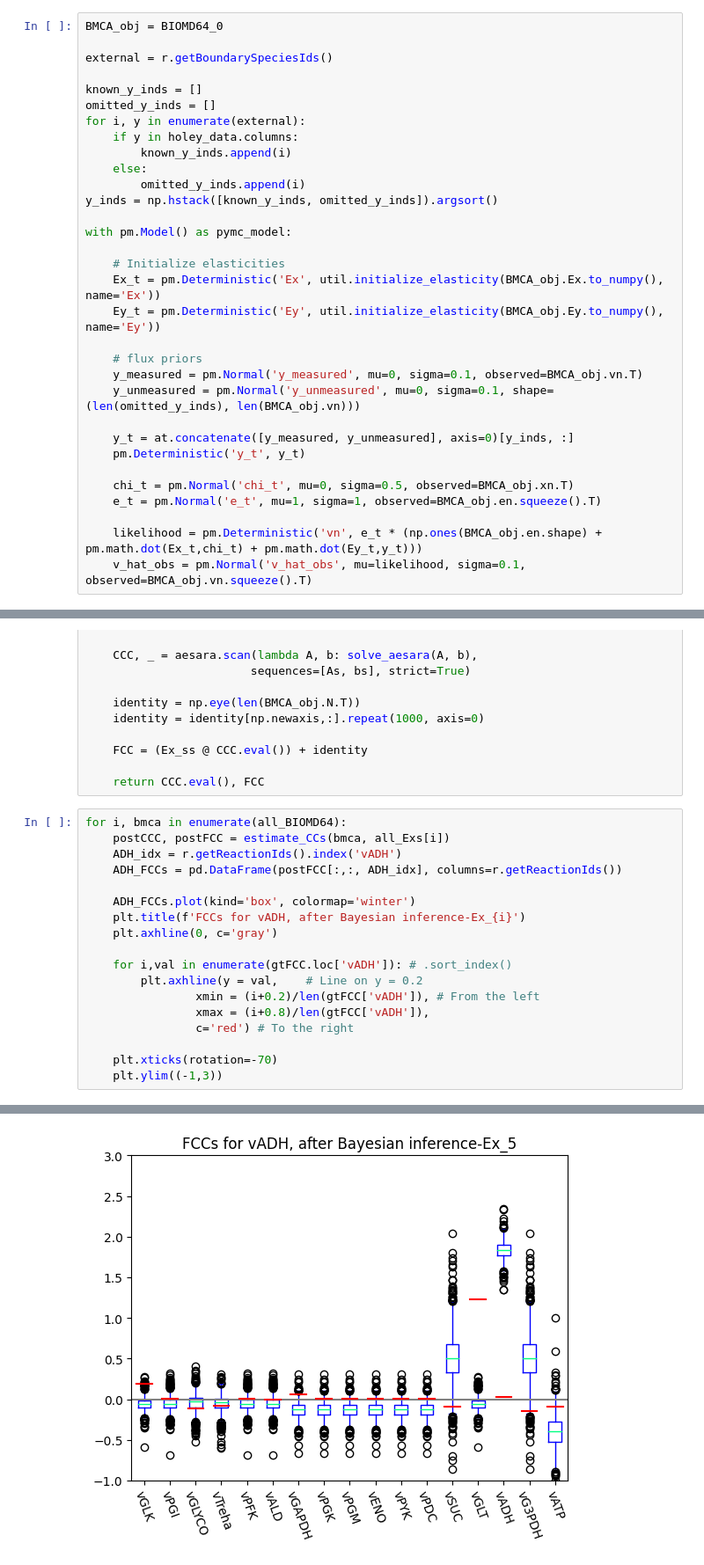
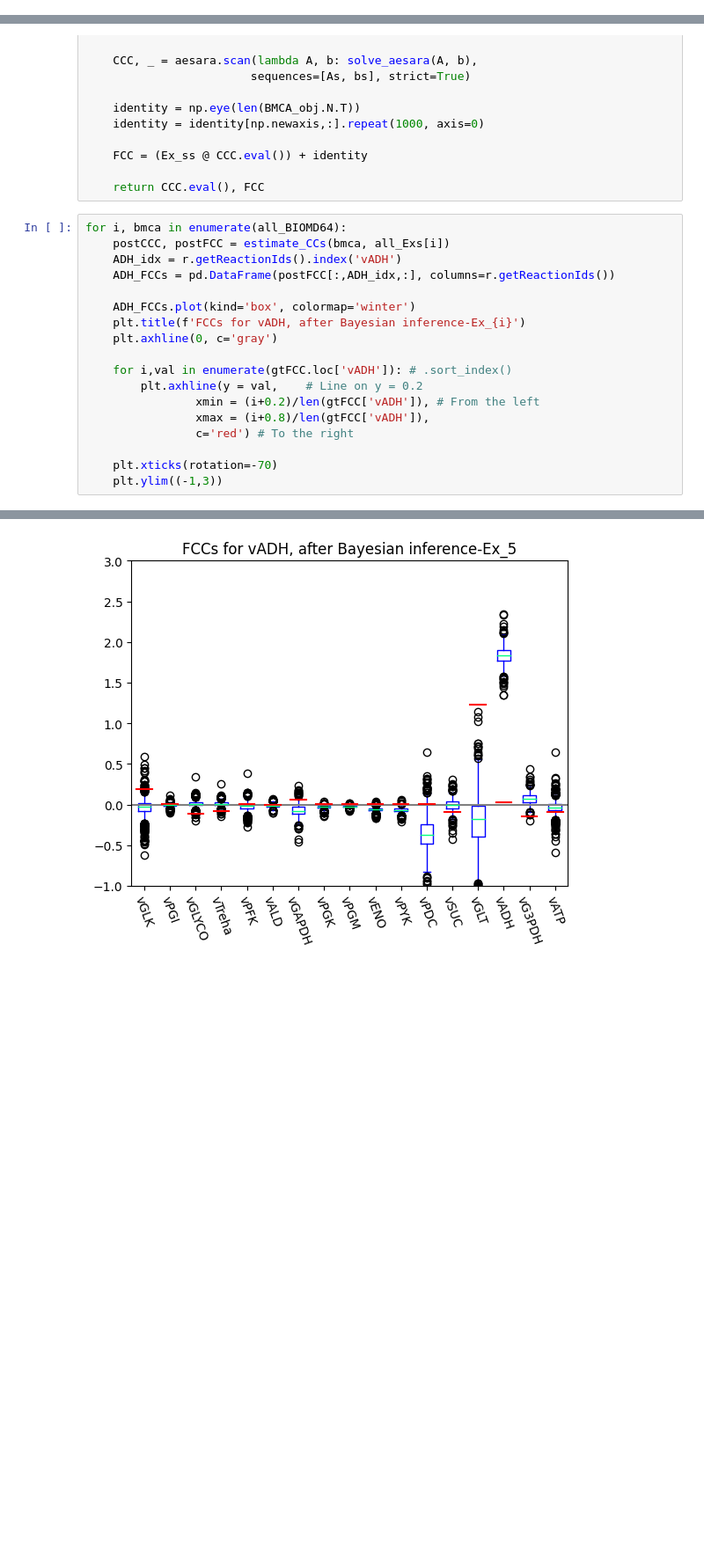
Before and after one commit to sys-bio/BMCA-pipeline, a Jupyter notebook: notebooks/omitted_data/omitExMet_Xss.ipynb, the cells around one changed output, grey strips where cells are left out. Shown: that part at 88% size. Cells and saved outputs as stored; diff of their text form; blank space fills up the shorter version.

```diff
--- a/notebooks/omitted_data/omitExMet_Xss.ipynb
+++ b/notebooks/omitted_data/omitExMet_Xss.ipynb
@@ -111,38 +111,6 @@ Missing flux bounds on reactions set to default bounds.As best practise and to a
 all_BIOMD64=[BIOMD64_0, BIOMD64_1, BIOMD64_2, BIOMD64_3, BIOMD64_4, BIOMD64_5]
 # %% [markdown]
 ## Running ADVI
-# %%
-BMCA_obj = BIOMD64_0
-
-external = r.getBoundarySpeciesIds()
-
-known_y_inds = []
-omitted_y_inds = []
-for i, y in enumerate(external):
-    if y in holey_data.columns:
-        known_y_inds.append(i)
-    else:
-        omitted_y_inds.append(i)
-y_inds = np.hstack([known_y_inds, omitted_y_inds]).argsort()
-
-with pm.Model() as pymc_model:
-
-    # Initialize elasticities
-    Ex_t = pm.Deterministic('Ex', util.initialize_elasticity(BMCA_obj.Ex.to_numpy(), name='Ex'))
-    Ey_t = pm.Deterministic('Ey', util.initialize_elasticity(BMCA_obj.Ey.to_numpy(), name='Ey'))
-
-    # flux priors
-    y_measured = pm.Normal('y_measured', mu=0, sigma=0.1, observed=BMCA_obj.vn.T)
-    y_unmeasured = pm.Normal('y_unmeasured', mu=0, sigma=0.1, shape=(len(omitted_y_inds), len(BMCA_obj.vn)))
-
-    y_t = at.concatenate([y_measured, y_unmeasured], axis=0)[y_inds, :]
-    pm.Deterministic('y_t', y_t)
-
-    chi_t = pm.Normal('chi_t', mu=0, sigma=0.5, observed=BMCA_obj.xn.T)
-    e_t = pm.Normal('e_t', mu=1, sigma=1, observed=BMCA_obj.en.squeeze().T)
-
-    likelihood = pm.Deterministic('vn', e_t * (np.ones(BMCA_obj.en.shape) + pm.math.dot(Ex_t,chi_t) + pm.math.dot(Ey_t,y_t)))
-    v_hat_obs = pm.Normal('v_hat_obs', mu=likelihood, sigma=0.1, observed=BMCA_obj.vn.squeeze().T)
 # %%
 def run_BayesInf(BMCA_obj):
     external = r.getBoundarySpeciesIds()
@@ -307,7 +275,7 @@ def estimate_CCs(BMCA_obj, Ex):
 for i, bmca in enumerate(all_BIOMD64):
     postCCC, postFCC = estimate_CCs(bmca, all_Exs[i])
     ADH_idx = r.getReactionIds().index('vADH')
-    ADH_FCCs = pd.DataFrame(postFCC[:,:, ADH_idx], columns=r.getReactionIds())
+    ADH_FCCs = pd.DataFrame(postFCC[:,ADH_idx,:], columns=r.getReactionIds())
 
     ADH_FCCs.plot(kind='box', colormap='winter')
     plt.title(f'FCCs for vADH, after Bayesian inference-Ex_{i}')
@@ -330 +298 @@ for i, bmca in enumerate(all_BIOMD64):
-[figure, old version]
+[figure, new version]
```
Also changed, not shown: parts of 4 cells of this notebook, 2 other files.
